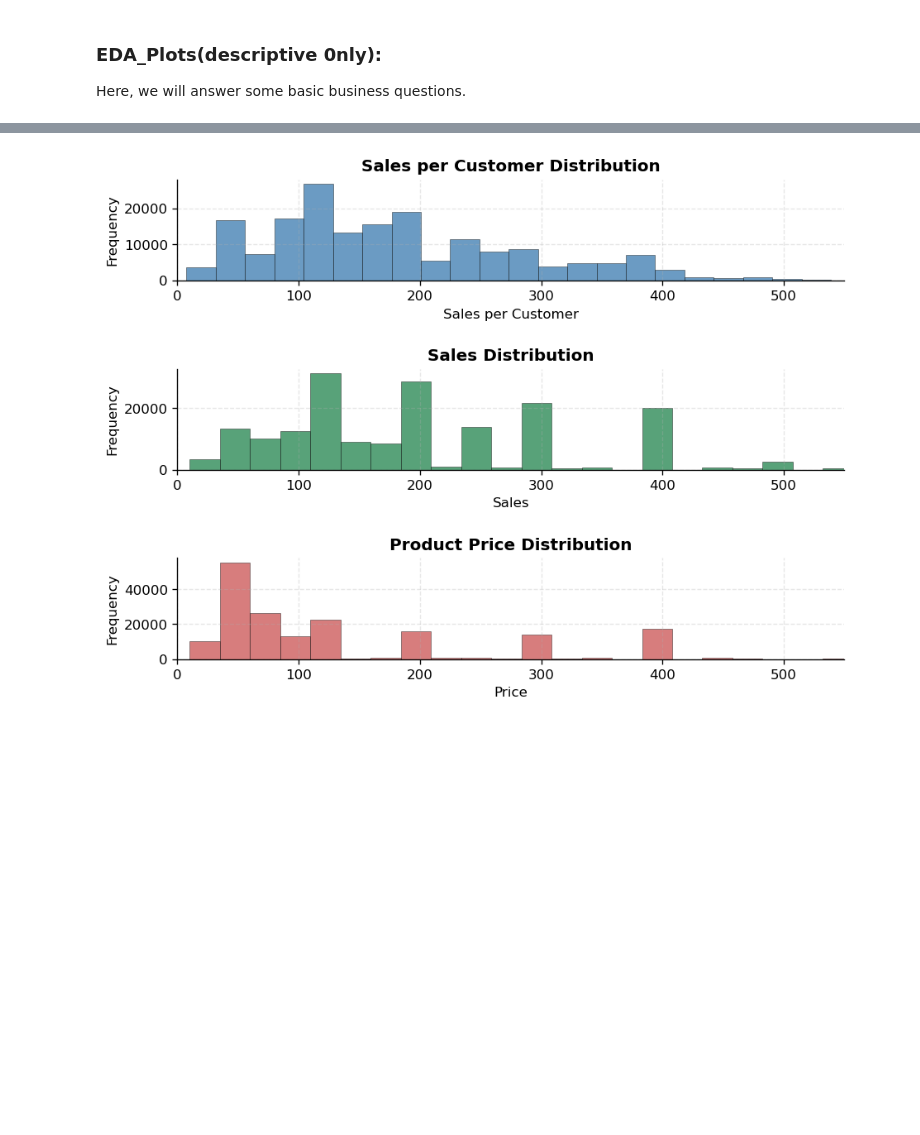
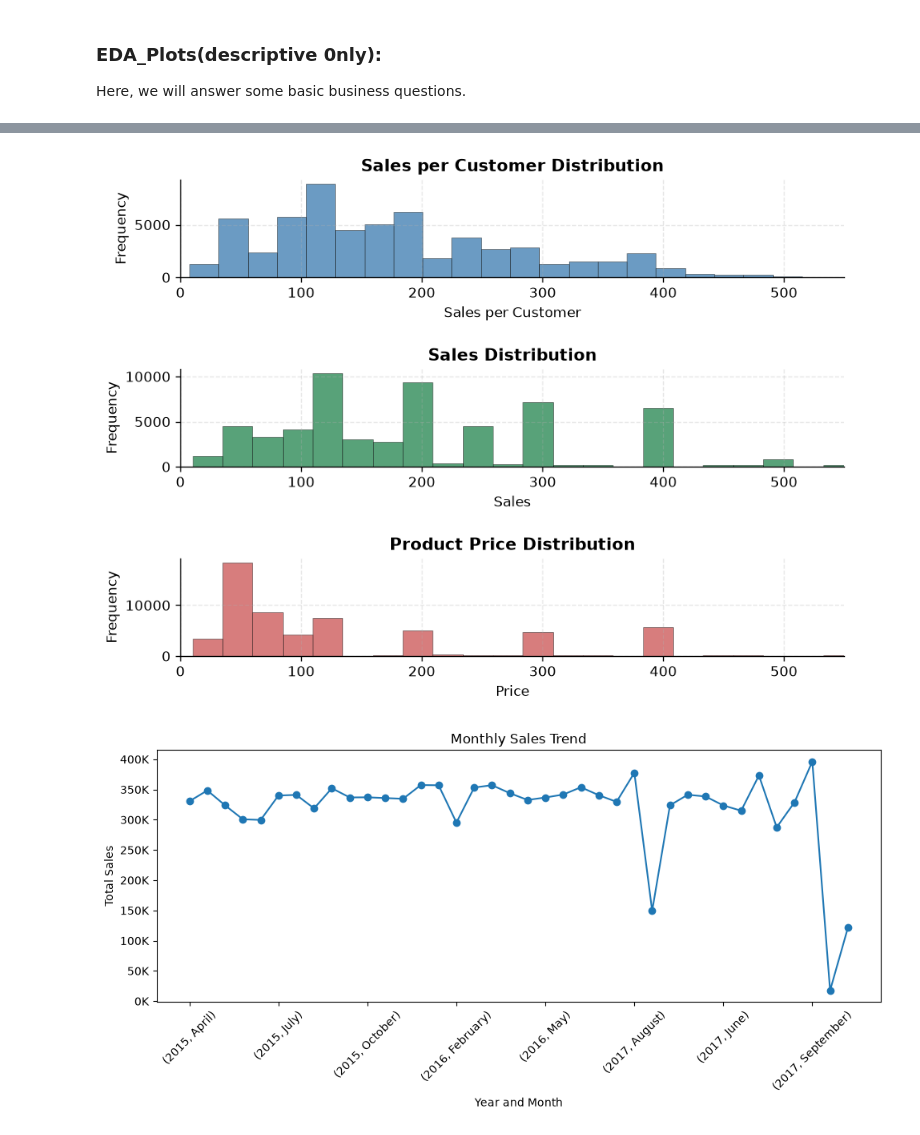
Before and after one commit to Mina-Makram-001/2B_Data_Science_Portfolio, a Jupyter notebook: 2_Cleaning_P2_&_EDA.ipynb, the cells around one changed output, grey strips where cells are left out. Saved outputs shown, nothing was run; the diff lists cells and outputs as text; code cells hidden in the pictures; blank space fills up the shorter version.

```diff
--- a/2_Cleaning_P2_&_EDA.ipynb
+++ b/2_Cleaning_P2_&_EDA.ipynb
@@ -197,7 +271,7 @@ ax.grid(axis='y', linestyle='--', alpha=0.3)
 # %%
 fig, ax = plt.subplots(3, 1, figsize=(8, 6), dpi=120)
 
-ax[0].hist(df['Sales_per_customer'], bins=80, alpha=0.8,
+ax[0].hist(df_Com_Stat['Sales_per_customer'], bins=80, alpha=0.8,
            color='steelblue', edgecolor='black', linewidth=0.3)
 ax[0].set_title('Sales per Customer Distribution', fontsize=12, fontweight='bold')
 ax[0].set_xlabel('Sales per Customer')
@@ -207,7 +281,7 @@ ax[0].grid(alpha=0.3, linestyle='--')
 ax[0].spines['top'].set_visible(False)
 ax[0].spines['right'].set_visible(False)
 
-ax[2].hist(df['Product_Price'], bins=80, alpha=0.8,
+ax[2].hist(df_Com_Stat['Product_Price'], bins=80, alpha=0.8,
            color='indianred', edgecolor='black', linewidth=0.3)
 ax[2].set_title('Product Price Distribution', fontsize=12, fontweight='bold')
 ax[2].set_xlabel('Price')
@@ -217,7 +291,7 @@ ax[2].grid(alpha=0.3, linestyle='--')
 ax[2].spines['top'].set_visible(False)
 ax[2].spines['right'].set_visible(False)
 
-ax[1].hist(df['Sales'], bins=80, alpha=0.8,
+ax[1].hist(df_Com_Stat['Sales'], bins=80, alpha=0.8,
            color='seagreen', edgecolor='black', linewidth=0.3)
 ax[1].set_title('Sales Distribution', fontsize=12, fontweight='bold')
 ax[1].set_xlabel('Sales')
@@ -230,4 +304,32 @@ ax[1].spines['right'].set_visible(False)
 plt.tight_layout(pad=2)
 plt.show()
 # %% [output]
-[figure, old version]
+[figure, new version]
+# %%
+df_Com_Stat['Month_Name'] = df_Com_Stat['shipping_date_(DateOrders)'].dt.month_name()
+df_Com_Stat['Year'] = df_Com_Stat['shipping_date_(DateOrders)'].dt.year
+
+from matplotlib.ticker import FuncFormatter
+
+
+ax = (
+    df_Com_Stat.groupby(['Year', 'Month_Name'])['Sales']
+      .sum()
+      .plot(
+          kind='line',
+          marker='o',
+          figsize=(10, 5),
+          title='Monthly Sales Trend',
+          xlabel='Year and Month',
+          ylabel='Total Sales'
+      )
+)
+
+ax.yaxis.set_major_formatter(FuncFormatter(lambda x, pos: f'{x/1000:.0f}K'))
+
+plt.xticks(rotation=45)
+
+plt.tight_layout()
+plt.show()
+# %% [output]
+[figure, added]
```
Also changed, not shown: parts of 19 cells of this notebook, 2 other files.
